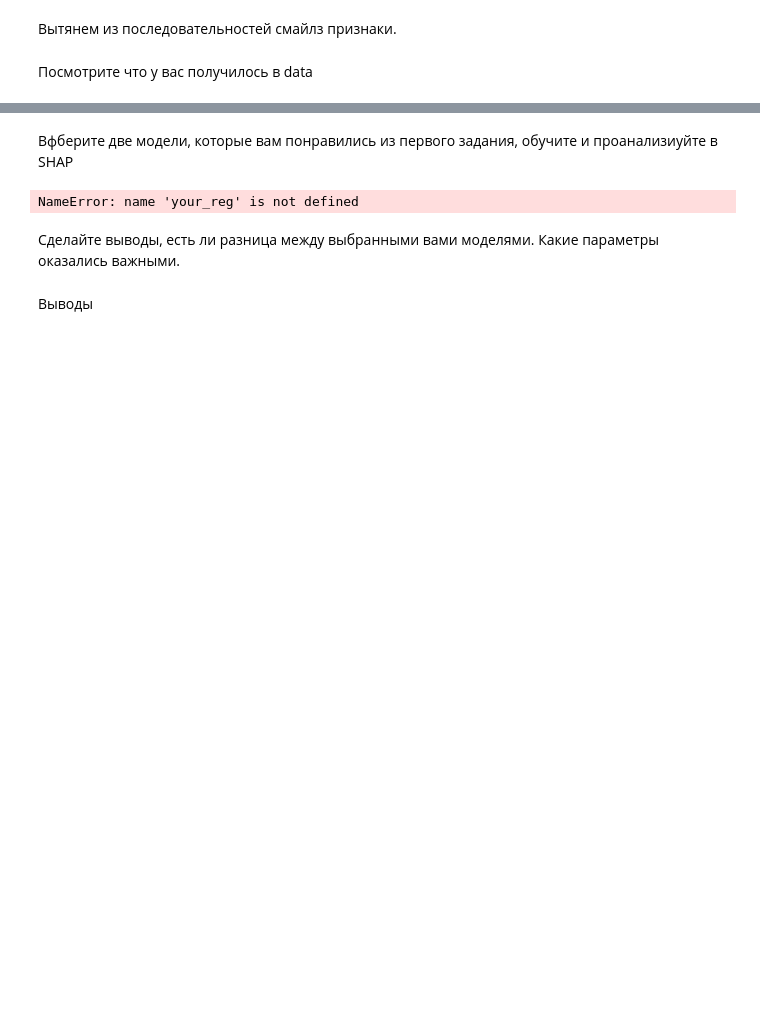
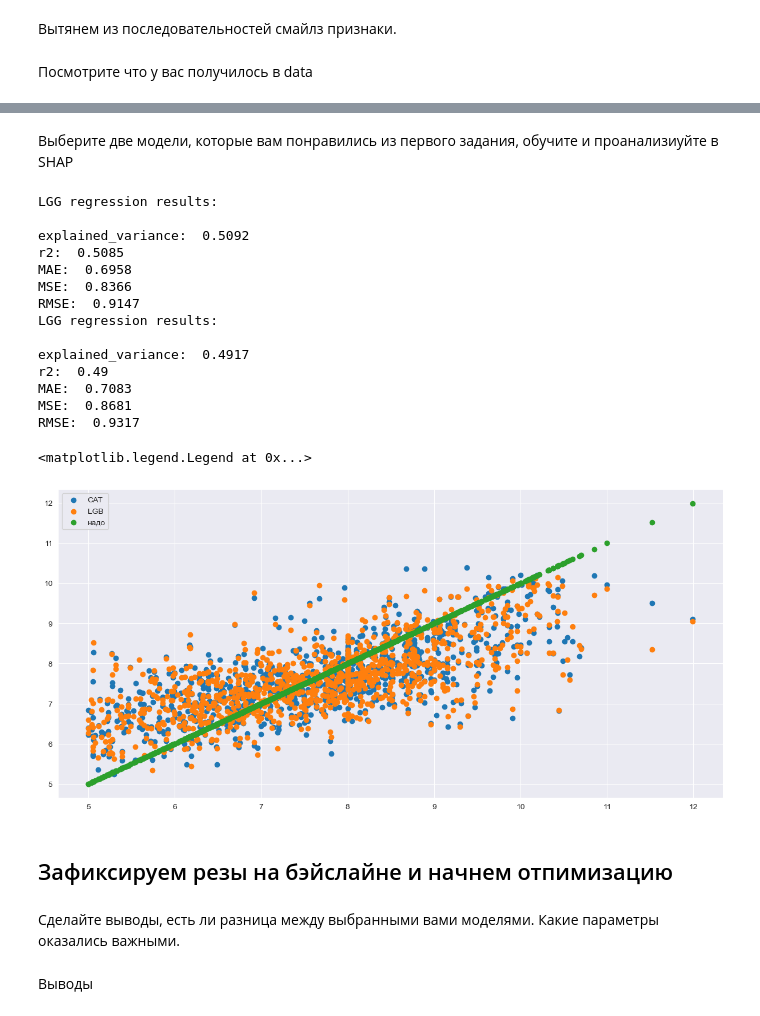
Before and after one commit to OblakoVShanah/iogen_ml, a Jupyter notebook: 7/BioML2022_Sem7b.ipynb, the cells around one changed output, grey strips where cells are left out. Drawn from its saved outputs; the diff is of its cells as text; code cells hidden in the pictures; blank space fills up the shorter version.

```diff
--- a/7/BioML2022_Sem7b.ipynb
+++ b/7/BioML2022_Sem7b.ipynb
@@ -289,15 +259,4 @@ X, y = data.iloc[:, :-2], data['pKi']
 
 X_train, X_test, y_train, y_test = train_test_split(X, y, test_size=0.2, random_state=42)#Разделите выборку на обучение и тест
 # %% [markdown]
-Вфберите две модели, которые вам понравились из первого задания, обучите и проанализиуйте в SHAP
+Выберите две модели, которые вам понравились из первого задания, обучите и проанализиуйте в SHAP
-# %%
-xg_reg = xgboost.XGBRegressor(learning_rate = 0.1, max_depth = 5, alpha = 10, min_child_weight=9, n_estimators = 10)
-
-lgg_reg = lightgbm.LGBMRegressor(n_estimators=2000, learning_rate=0.1, max_depth=-1, num_leaves=100, min_child_weight=7, n_jobs=-1)
-##Add everything you need, if you need
-explainer = shap.Explainer(your_reg)
-shap_values = explainer(X)
-
-shap.plots.waterfall(shap_values[0])
-# %% [output]
-NameError: name 'your_reg' is not defined
@@ -303,0 +266,63 @@ NameError: name 'your_reg' is not defined
+# %%
+cat_reg = catboost.CatBoostRegressor()
+lgg_reg = lightgbm.LGBMRegressor()
+# %%
+import sklearn.metrics as metrics
+def regression_results(y_true, y_pred):
+  # Regression metrics
+  explained_variance=metrics.explained_variance_score(y_true, y_pred)
+  mean_absolute_error=metrics.mean_absolute_error(y_true, y_pred)
+  mse=metrics.mean_squared_error(y_true, y_pred)
+  # mean_squared_log_error=metrics.mean_squared_log_error(y_true, y_pred)
+  median_absolute_error=metrics.median_absolute_error(y_true, y_pred)
+  r2=metrics.r2_score(y_true, y_pred)
+
+  print('explained_variance: ', round(explained_variance,4))
+  # print('mean_squared_log_error: ', round(mean_squared_log_error,4))
+  print('r2: ', round(r2,4))
+  print('MAE: ', round(mean_absolute_error,4))
+  print('MSE: ', round(mse,4))
+  print('RMSE: ', round(np.sqrt(mse),4))
+# %%
+p_train = catboost.Pool(X_train, y_train)
+p_test = catboost.Pool(X_test, y_test)
+cat_reg.fit(
+  p_train,
+  verbose=False
+)
+y_pred_cat = cat_reg.predict(X_test)
+
+lgg_reg.fit(
+  X_train, y_train
+)
+y_pred_lgg = lgg_reg.predict(X_test)
+
+print('LGG regression results:\n')
+regression_results(y_test, y_pred_cat)
+print('LGG regression results:\n')
+regression_results(y_test, y_pred_lgg)
+
+plt.figure(figsize=(15,7))
+plt.scatter(y_test, y_pred_cat, label='CAT')
+plt.scatter(y_test, y_pred_lgg, label='LGB')
+plt.scatter(y_test, y_test, label = 'надо')
+plt.legend()
+# %% [output]
+LGG regression results:
+
+explained_variance:  0.5092
+r2:  0.5085
+MAE:  0.6958
+MSE:  0.8366
+RMSE:  0.9147
+LGG regression results:
+
+explained_variance:  0.4917
+r2:  0.49
+MAE:  0.7083
+MSE:  0.8681
+RMSE:  0.9317
+<matplotlib.legend.Legend at 0x...>
+[figure, added]
+# %% [markdown]
+## Зафиксируем резы на бэйслайне и начнем отпимизацию
```
Also changed, not shown: parts of 18 cells of this notebook, 6 other files.
